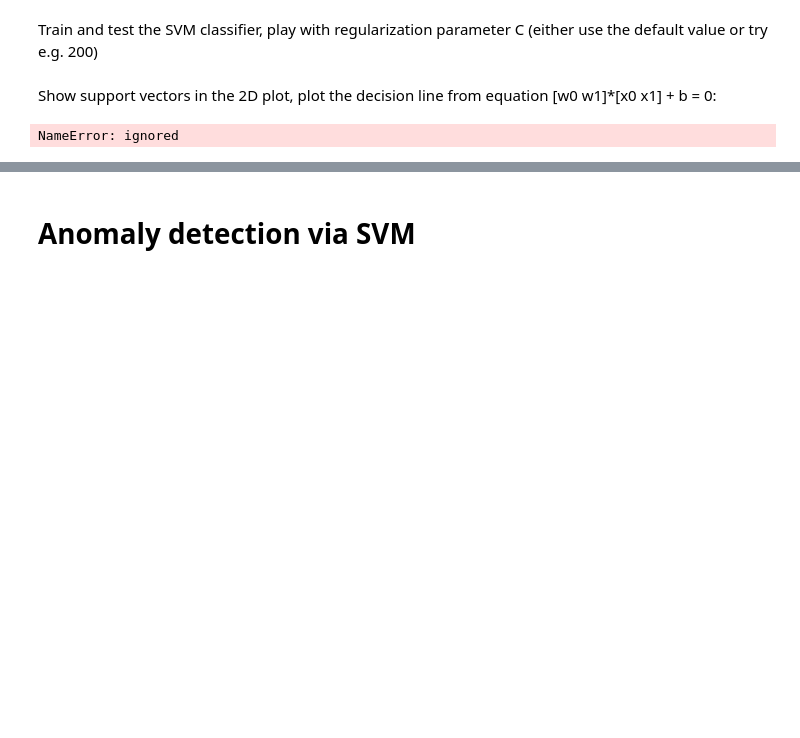
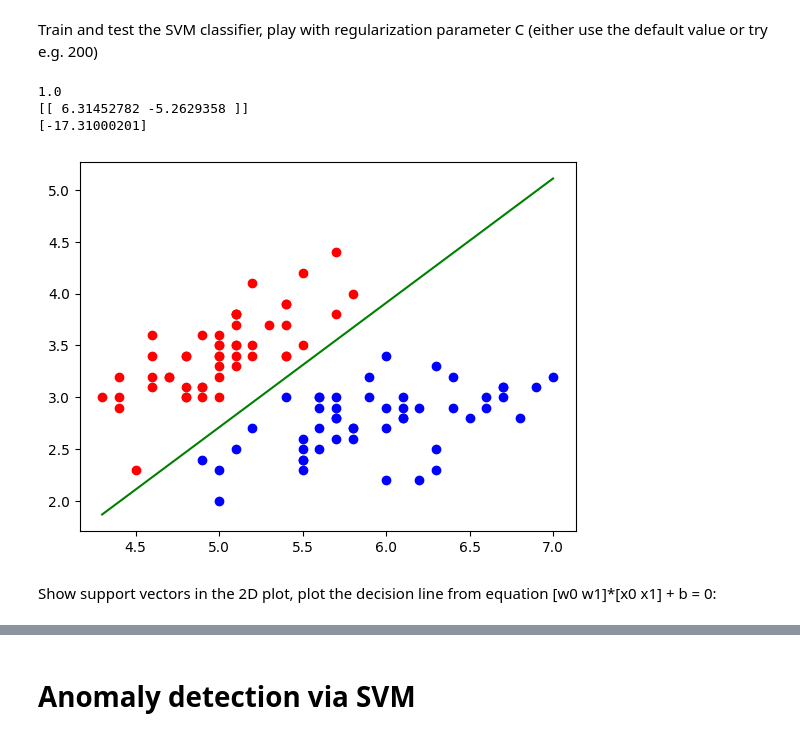
Before and after one commit to MGA215/MPA_MLF, a Jupyter notebook: Lab01_SVM/MPA_MLF_SVM_2students_comments.ipynb, the cells around one changed output, grey strips where cells are left out. Drawn from its saved outputs; the diff is of its cells as text; code cells hidden in the pictures; blank space fills up the shorter version.

```diff
--- a/Lab01_SVM/MPA_MLF_SVM_2students_comments.ipynb
+++ b/Lab01_SVM/MPA_MLF_SVM_2students_comments.ipynb
@@ -52,14 +67,16 @@ import matplotlib.pyplot as plt
 # %% [markdown]
 Train and test the SVM classifier, play with regularization parameter C (either use the default value or try e.g. 200)
+# %%
+X_train, X_test, y_train, y_test = train_test_split(x,y,test_size=0.2)
+SVMmodel=SVC(kernel='linear', C = 200)
+SVMmodel.fit(X_train,y_train)
+
+acc = SVMmodel.score(X_test,y_test)
+print(acc)
+# %% [output]
+1.0
+[[ 6.31452782 -5.2629358 ]]
+[-17.31000201]
+[figure, added]
 # %% [markdown]
 Show support vectors in the 2D plot, plot the decision line from equation [w0 w1]*[x0 x1] + b = 0:
-# %%
-supvectors=SVMmodel.support_vectors_
-# Plot the support vectors here
-
-
-#Separating line coefficients:
-W=SVMmodel.coef_
-b=SVMmodel.intercept_
-# %% [output]
-NameError: ignored
```
Also changed, not shown: parts of 6 cells of this notebook.
